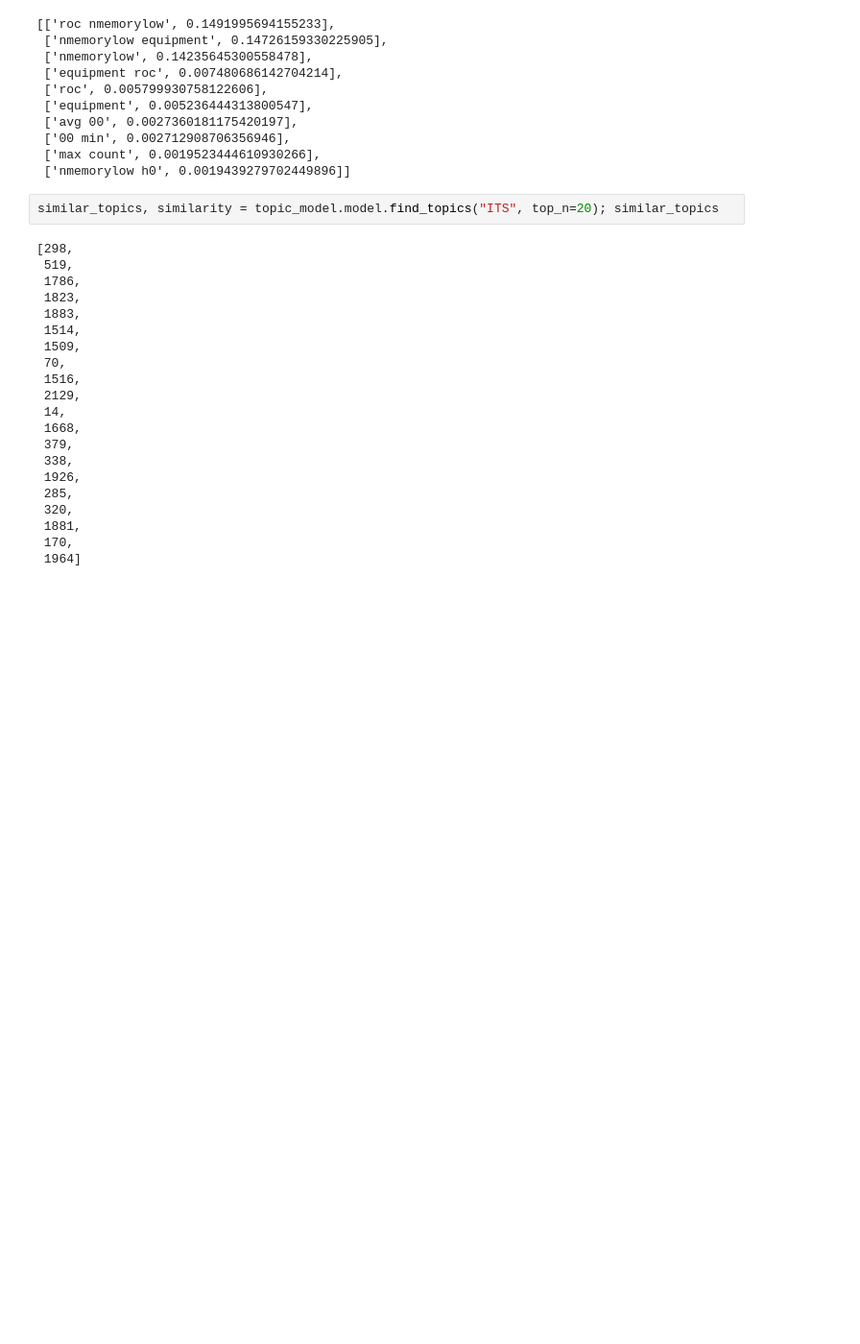
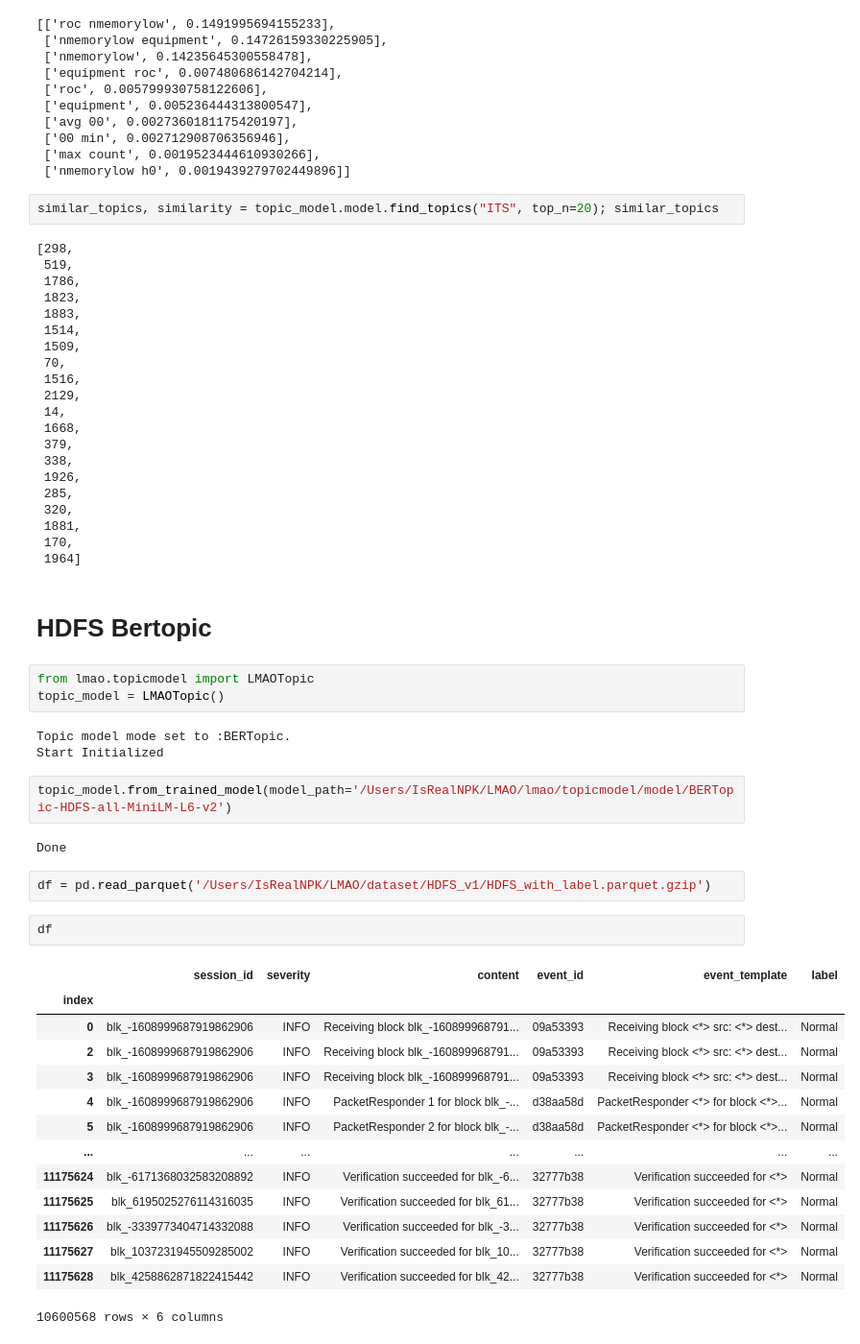
Before and after one commit to northnpk/LMAO, a Jupyter notebook: test.ipynb, the cells around one changed output. Shown: that part at 96% size. Cells and saved outputs as stored; diff of their text form; blank space fills up the shorter version.

```diff
--- a/test.ipynb
+++ b/test.ipynb
@@ -233,3 +251,34 @@ similar_topics, similarity = topic_model.model.find_topics("ITS", top_n=20); sim
  1881,
  170,
  1964]
+# %% [markdown]
+# HDFS Bertopic
+# %%
+from lmao.topicmodel import LMAOTopic
+topic_model = LMAOTopic()
+# %% [output]
+Topic model mode set to :BERTopic.
+Start Initialized
+# %%
+topic_model.from_trained_model(model_path='/Users/IsRealNPK/LMAO/lmao/topicmodel/model/BERTopic-HDFS-all-MiniLM-L6-v2')
+# %% [output]
+Done
+# %%
+df = pd.read_parquet('/Users/IsRealNPK/LMAO/dataset/HDFS_v1/HDFS_with_label.parquet.gzip')
+# %%
+df
+# %% [output]
+|  | session_id | severity | content | event_id | event_template | label |
+| index |  |  |  |  |  |  |
+| 0 | blk_-1608999687919862906 | INFO | Receiving block blk_-160899968791... | 09a53393 | Receiving block <*> src: <*> dest... | Normal |
+| 2 | blk_-1608999687919862906 | INFO | Receiving block blk_-160899968791... | 09a53393 | Receiving block <*> src: <*> dest... | Normal |
+| 3 | blk_-1608999687919862906 | INFO | Receiving block blk_-160899968791... | 09a53393 | Receiving block <*> src: <*> dest... | Normal |
+| 4 | blk_-1608999687919862906 | INFO | PacketResponder 1 for block blk_-... | d38aa58d | PacketResponder <*> for block <*>... | Normal |
+| 5 | blk_-1608999687919862906 | INFO | PacketResponder 2 for block blk_-... | d38aa58d | PacketResponder <*> for block <*>... | Normal |
+| ... | ... | ... | ... | ... | ... | ... |
+| 11175624 | blk_-6171368032583208892 | INFO | Verification succeeded for blk_-6... | 32777b38 | Verification succeeded for <*> | Normal |
+| 11175625 | blk_6195025276114316035 | INFO | Verification succeeded for blk_61... | 32777b38 | Verification succeeded for <*> | Normal |
+| 11175626 | blk_-3339773404714332088 | INFO | Verification succeeded for blk_-3... | 32777b38 | Verification succeeded for <*> | Normal |
+| 11175627 | blk_1037231945509285002 | INFO | Verification succeeded for blk_10... | 32777b38 | Verification succeeded for <*> | Normal |
+| 11175628 | blk_4258862871822415442 | INFO | Verification succeeded for blk_42... | 32777b38 | Verification succeeded for <*> | Normal |
+10600568 rows × 6 columns
```
Also changed, not shown: parts of 13 cells of this notebook, 3 other files.
